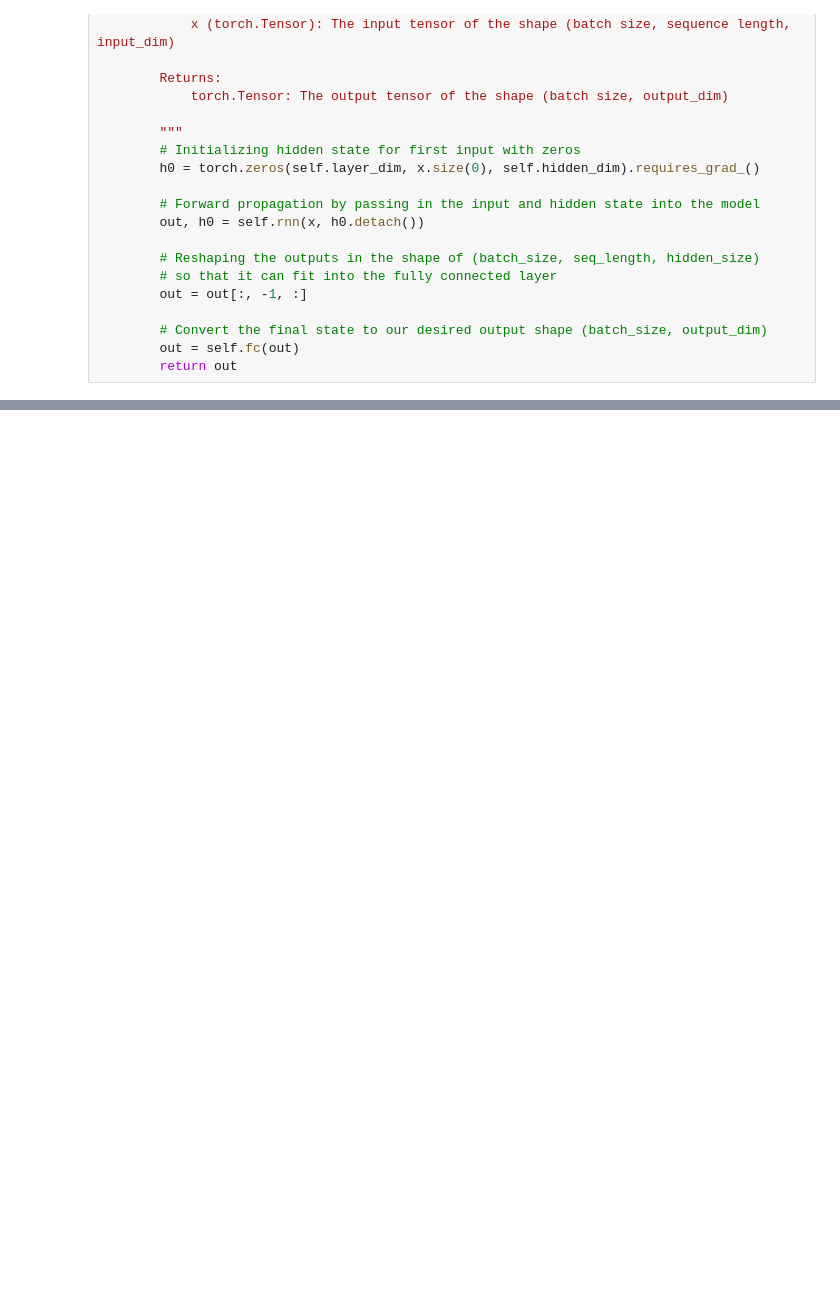
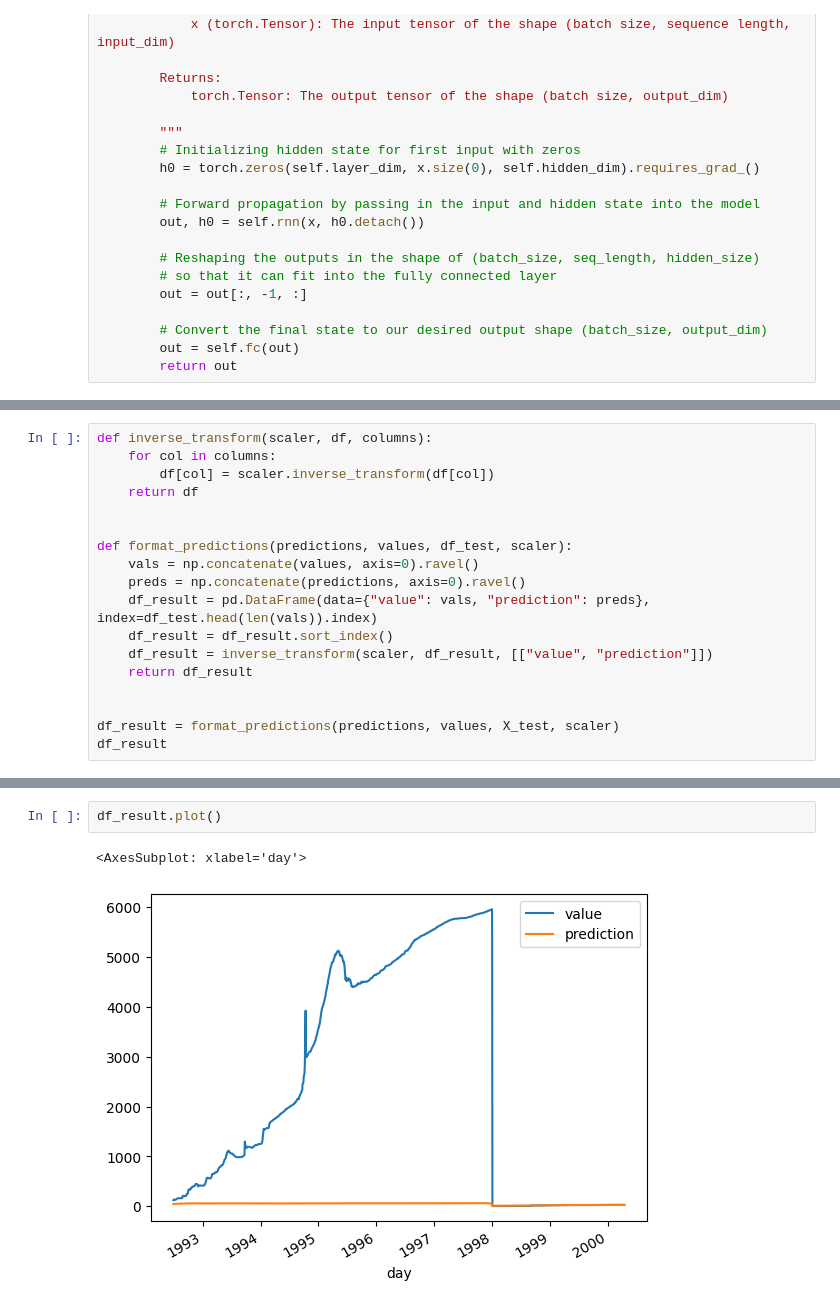
Before and after one commit to artyEZ/Lab5, a Jupyter notebook: main.ipynb, the cells around one changed output, grey strips where cells are left out. Saved outputs shown, nothing was run; the diff lists cells and outputs as text; blank space fills up the shorter version.

```diff
--- a/main.ipynb
+++ b/main.ipynb
@@ -179,0 +400,18 @@ class RNNModel(nn.Module):
+# %%
+def inverse_transform(scaler, df, columns):
+    for col in columns:
+        df[col] = scaler.inverse_transform(df[col])
+    return df
+
+
+def format_predictions(predictions, values, df_test, scaler):
+    vals = np.concatenate(values, axis=0).ravel()
+    preds = np.concatenate(predictions, axis=0).ravel()
+    df_result = pd.DataFrame(data={"value": vals, "prediction": preds}, index=df_test.head(len(vals)).index)
+    df_result = df_result.sort_index()
+    df_result = inverse_transform(scaler, df_result, [["value", "prediction"]])
+    return df_result
+
+
+df_result = format_predictions(predictions, values, X_test, scaler)
+df_result
@@ -179,0 +475,5 @@ class RNNModel(nn.Module):
+# %%
+df_result.plot()
+# %% [output]
+<AxesSubplot: xlabel='day'>
+[figure, added]
```
Also changed, not shown: parts of 15 cells of this notebook, 1 other file.
